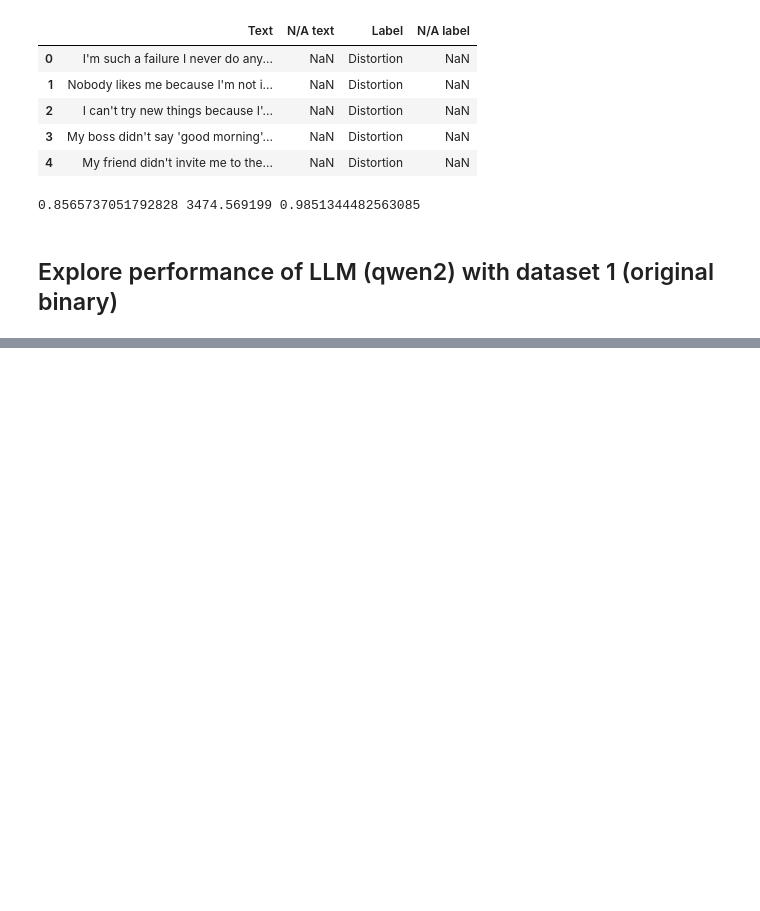
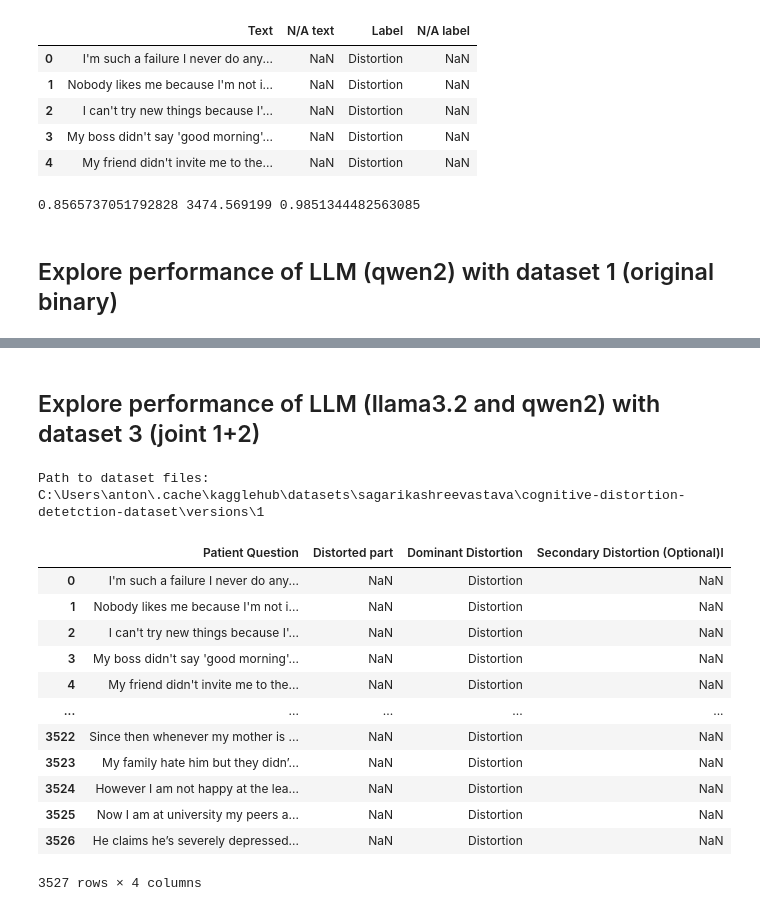
Before and after one commit to aigents/pygents, a Jupyter notebook: notebooks/nlp/distortions/distortions_llm.ipynb, the cells around one changed output, grey strips where cells are left out. Cells and saved outputs as stored; diff of their text form; code cells hidden in the pictures; blank space fills up the shorter version.

```diff
--- a/notebooks/nlp/distortions/distortions_llm.ipynb
+++ b/notebooks/nlp/distortions/distortions_llm.ipynb
@@ -192,0 +195,2 @@ print(f1,delta.total_seconds(),delta.total_seconds()/len(df))
+# %% [markdown]
+## Explore performance of LLM (llama3.2 and qwen2) with dataset 3 (joint 1+2)
@@ -192,0 +205,32 @@ print(f1,delta.total_seconds(),delta.total_seconds()/len(df))
+# %%
+# Dataset: Multiple Distorions (sagarikashreevastava)
+# Paper: https://aclanthology.org/2021.clpsych-1.17/
+# Data: https://www.kaggle.com/datasets/sagarikashreevastava/cognitive-distortion-detetction-dataset
+
+# !pip install kagglehub
+import kagglehub
+multiclass_dataset_path = kagglehub.dataset_download("sagarikashreevastava/cognitive-distortion-detetction-dataset")
+print("Path to dataset files:", multiclass_dataset_path)
+multiclass_dataset_file_path = multiclass_dataset_path + "/Annotated_data.csv"
+# %% [output]
+Path to dataset files: C:\Users\anton\.cache\kagglehub\datasets\sagarikashreevastava\cognitive-distortion-detetction-dataset\versions\1
+# %%
+df1 = pd.read_csv(binary_dataset_file_path)
+df1 = df1.rename(columns={'Text': 'Patient Question', 'Label': 'Dominant Distortion'})
+df1.insert(1, "Distorted part", value = np.nan)
+df1.insert(3, "Secondary Distortion (Optional)l", value = np.nan)
+df1
+# %% [output]
+|  | Patient Question | Distorted part | Dominant Distortion | Secondary Distortion (Optional)l |
+| 0 | I'm such a failure I never do any... | NaN | Distortion | NaN |
+| 1 | Nobody likes me because I'm not i... | NaN | Distortion | NaN |
+| 2 | I can't try new things because I'... | NaN | Distortion | NaN |
+| 3 | My boss didn't say 'good morning'... | NaN | Distortion | NaN |
+| 4 | My friend didn't invite me to the... | NaN | Distortion | NaN |
+| ... | ... | ... | ... | ... |
+| 3522 | Since then whenever my mother is ... | NaN | Distortion | NaN |
+| 3523 | My family hate him but they didn’... | NaN | Distortion | NaN |
+| 3524 | However I am not happy at the lea... | NaN | Distortion | NaN |
+| 3525 | Now I am at university my peers a... | NaN | Distortion | NaN |
+| 3526 | He claims he’s severely depressed... | NaN | Distortion | NaN |
+3527 rows × 4 columns
```
Also changed, not shown: parts of 6 cells of this notebook.
